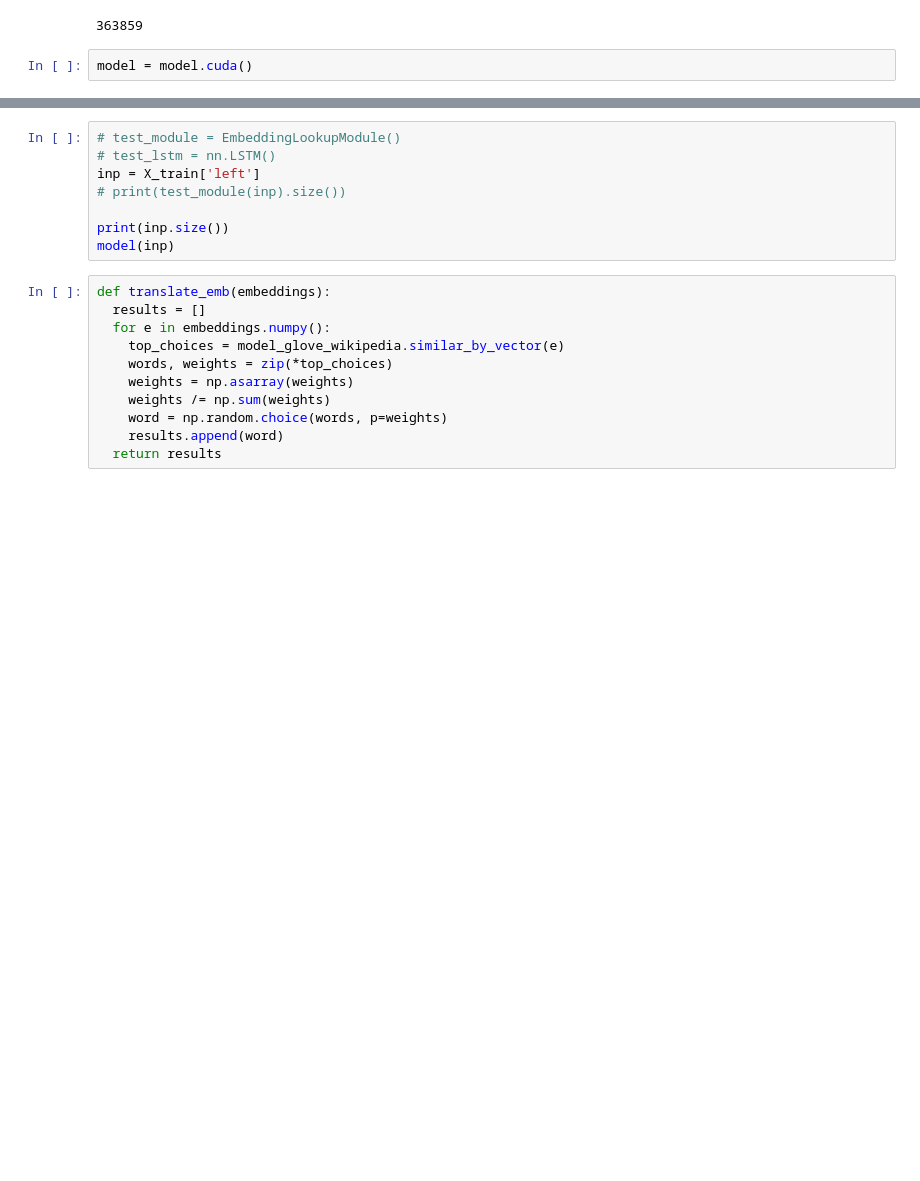
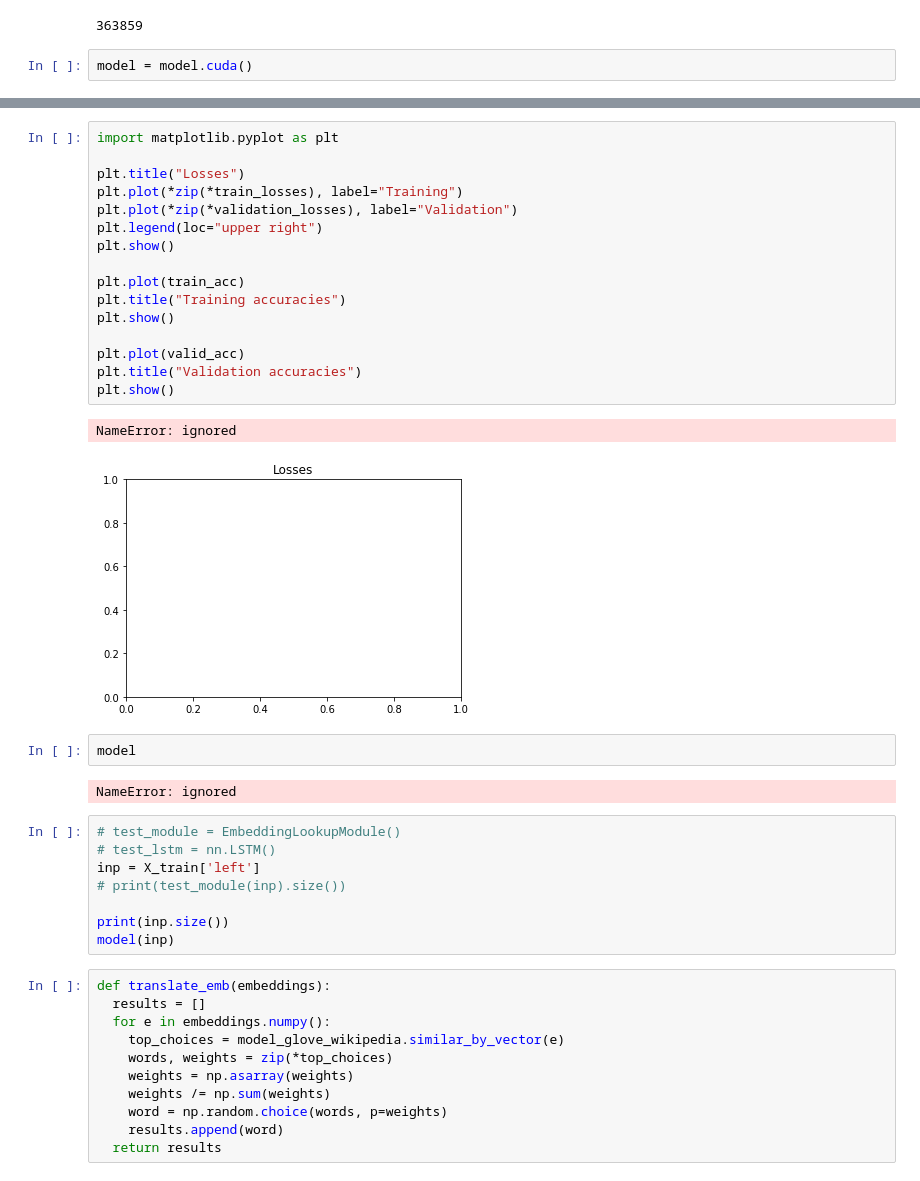
Before and after one commit to kennethac/ASL-Translator, a Jupyter notebook: GeneralConference/GeneralConferenceSiameseLSTM.ipynb, the cells around one changed output, grey strips where cells are left out. Drawn from its saved outputs; the diff is of its cells as text; blank space fills up the shorter version.

```diff
--- a/GeneralConference/GeneralConferenceSiameseLSTM.ipynb
+++ b/GeneralConference/GeneralConferenceSiameseLSTM.ipynb
@@ -358,3 +358,26 @@ Epoch: 0, Loss: 0.6533198952674866
+# %%
+import matplotlib.pyplot as plt
+
+plt.title("Losses")
+plt.plot(*zip(*train_losses), label="Training")
+plt.plot(*zip(*validation_losses), label="Validation")
+plt.legend(loc="upper right")
+plt.show()
+
+plt.plot(train_acc)
+plt.title("Training accuracies")
+plt.show()
+
+plt.plot(valid_acc)
+plt.title("Validation accuracies")
+plt.show()
+# %% [output]
+NameError: ignored
+[figure, added]
+# %%
+model
+# %% [output]
+NameError: ignored
 # %%
 # test_module = EmbeddingLookupModule()
 # test_lstm = nn.LSTM()
```
Also changed, not shown: parts of 1 cell of this notebook.
